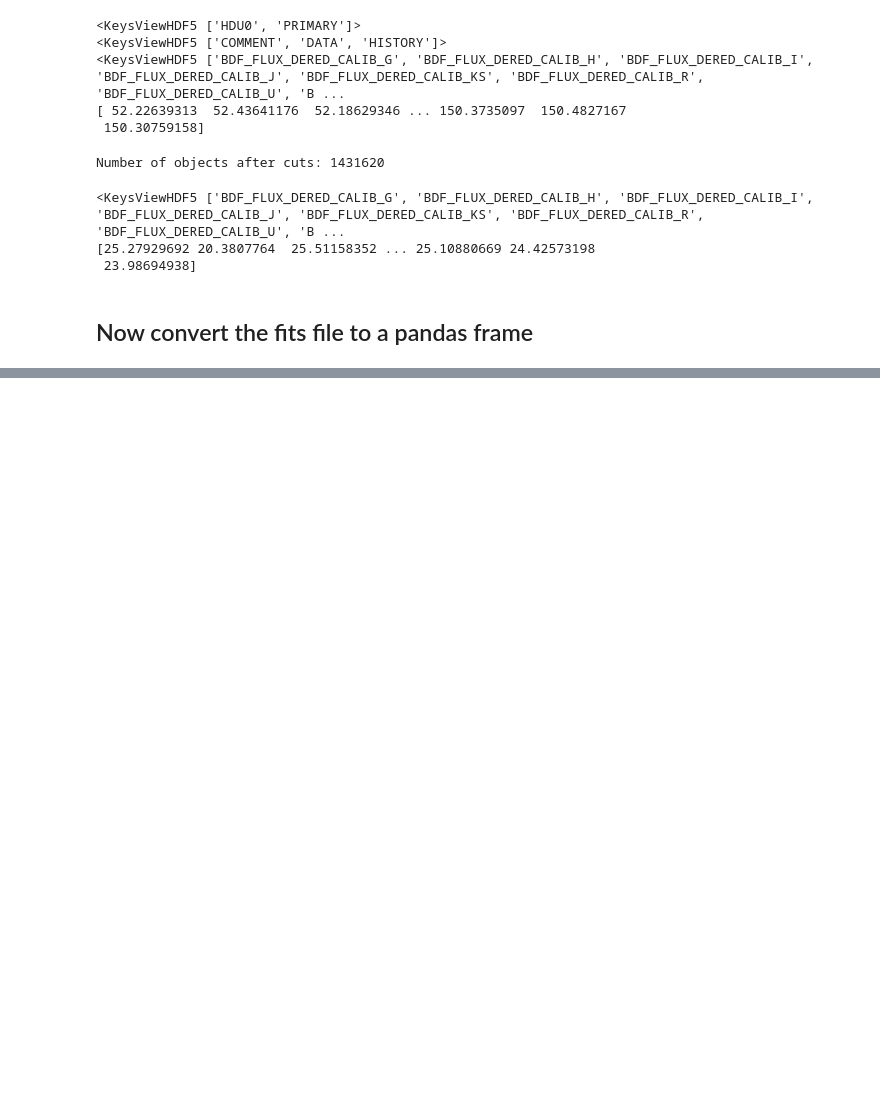
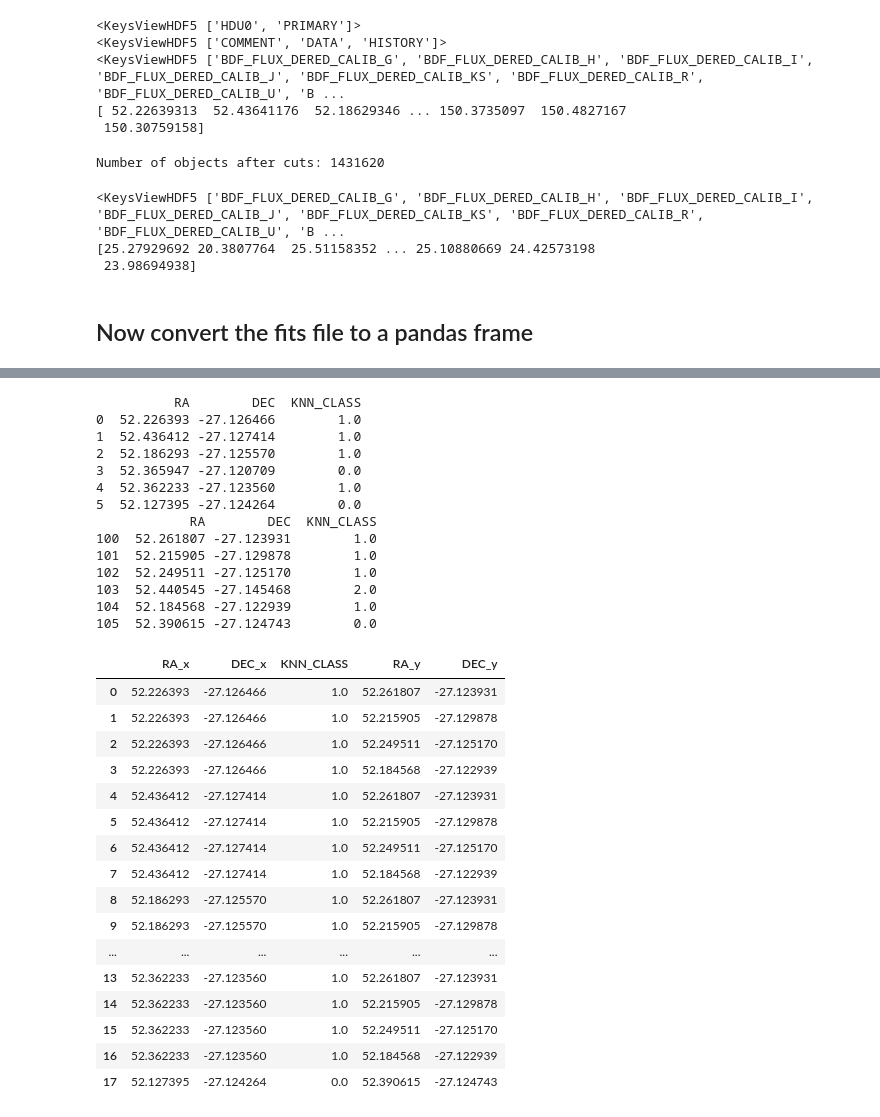
Before and after one commit to chihway/mapping_the_universe, a Jupyter notebook: Basic/Tutorial 2 - Galaxy Catalogs.ipynb, the cells around one changed output, grey strips where cells are left out. Drawn from its saved outputs; the diff is of its cells as text; code cells hidden in the pictures; blank space fills up the shorter version.

```diff
--- a/Basic/Tutorial 2 - Galaxy Catalogs.ipynb
+++ b/Basic/Tutorial 2 - Galaxy Catalogs.ipynb
@@ -292,0 +280,8 @@ print(df.head())
+# %%
+from astropy.table import Table
+
+# Read the FITS file as an astropy Table
+table = Table.read('des_y3_deepfield.fits.gz')
+
+# Convert the Table to a pandas DataFrame
+df = table.to_pandas()
@@ -292,0 +496,40 @@ print(df.head())
+# %%
+# Merging two DaraFrames
+
+df1 = df.loc[0:5, ["RA", "DEC", "KNN_CLASS"]]
+df2 = df.loc[100:105, ["RA", "DEC", "KNN_CLASS"]]
+print(df1)
+print(df2)
+pd.merge(df1, df2, on="KNN_CLASS")
+# %% [output]
+          RA        DEC  KNN_CLASS
+0  52.226393 -27.126466        1.0
+1  52.436412 -27.127414        1.0
+2  52.186293 -27.125570        1.0
+3  52.365947 -27.120709        0.0
+4  52.362233 -27.123560        1.0
+5  52.127395 -27.124264        0.0
+            RA        DEC  KNN_CLASS
+100  52.261807 -27.123931        1.0
+101  52.215905 -27.129878        1.0
+102  52.249511 -27.125170        1.0
+103  52.440545 -27.145468        2.0
+104  52.184568 -27.122939        1.0
+105  52.390615 -27.124743        0.0
+|  | RA_x | DEC_x | KNN_CLASS | RA_y | DEC_y |
+| 0 | 52.226393 | -27.126466 | 1.0 | 52.261807 | -27.123931 |
+| 1 | 52.226393 | -27.126466 | 1.0 | 52.215905 | -27.129878 |
+| 2 | 52.226393 | -27.126466 | 1.0 | 52.249511 | -27.125170 |
+| 3 | 52.226393 | -27.126466 | 1.0 | 52.184568 | -27.122939 |
+| 4 | 52.436412 | -27.127414 | 1.0 | 52.261807 | -27.123931 |
+| 5 | 52.436412 | -27.127414 | 1.0 | 52.215905 | -27.129878 |
+| 6 | 52.436412 | -27.127414 | 1.0 | 52.249511 | -27.125170 |
+| 7 | 52.436412 | -27.127414 | 1.0 | 52.184568 | -27.122939 |
+| 8 | 52.186293 | -27.125570 | 1.0 | 52.261807 | -27.123931 |
+| 9 | 52.186293 | -27.125570 | 1.0 | 52.215905 | -27.129878 |
+| ... | ... | ... | ... | ... | ... |
+| 13 | 52.362233 | -27.123560 | 1.0 | 52.261807 | -27.123931 |
+| 14 | 52.362233 | -27.123560 | 1.0 | 52.215905 | -27.129878 |
+| 15 | 52.362233 | -27.123560 | 1.0 | 52.249511 | -27.125170 |
+| 16 | 52.362233 | -27.123560 | 1.0 | 52.184568 | -27.122939 |
+| 17 | 52.127395 | -27.124264 | 0.0 | 52.390615 | -27.124743 |
```
Also changed, not shown: parts of 18 cells of this notebook.
